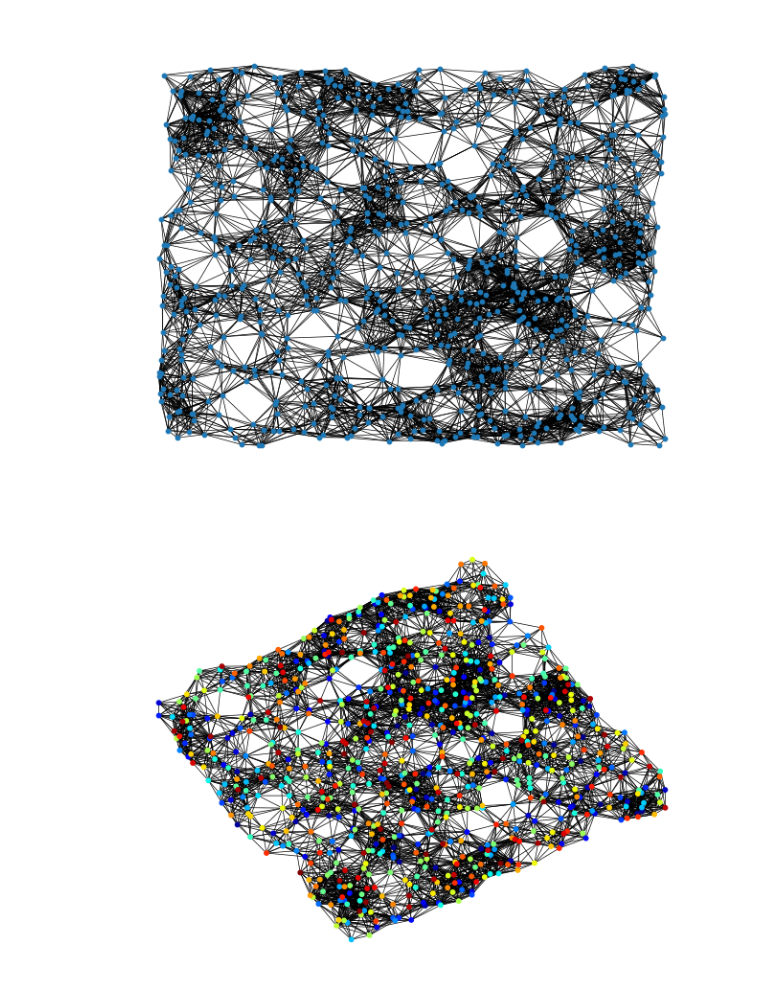
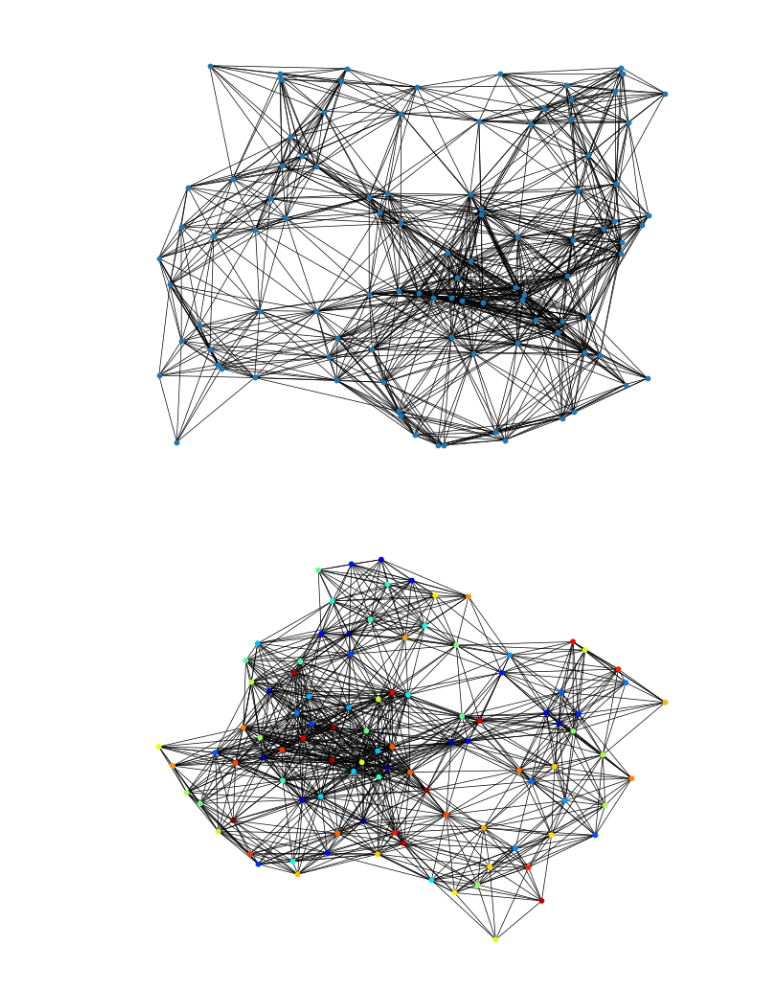
Before and after one commit to HirokiHamaguchi/Initial_Placement_for_Fruchterman-Reingold_Force_Model_with_Coordinate_Newton_Direction, a Jupyter notebook: src/jupyter/hexagon.ipynb, the cells around one changed output. Cells and saved outputs as stored; diff of their text form; code cells hidden in the pictures.

```diff
--- a/src/jupyter/hexagon.ipynb
+++ b/src/jupyter/hexagon.ipynb
@@ -57,23 +167,25 @@ drawHexagon(pos, k)
 # %%
-G = nx.random_geometric_graph(800, 0.1, seed=0)
-# G = nx.circular_ladder_graph(500)
+G = nx.random_geometric_graph(100, 0.3, seed=0)
 
 pos = np.array([G.nodes[i]["pos"] for i in G.nodes])
 nx.draw(G, pos, node_size=10, width=0.5)
 plt.show()
 
 dim = 2
 G, center = _process_params(G, None, dim)
 
 A = nx.to_scipy_sparse_array(G, dtype="f")
 n = G.number_of_nodes()
+nodes = np.arange(n)
+np.random.shuffle(nodes)
+A = A[nodes][:, nodes]
 k = 1 / np.sqrt(n)
 A = scipy.sparse.coo_matrix(A)
 assert np.all(A.data >= 0)
 # %% [output]
-[figure, old version]
+[figure, new version]
 # %%
 pos = nx.kamada_kawai_layout(G)
 visGraph(G, pos, node_size=10, width=0.5)
 # %% [output]
-[figure, old version]
+[figure, new version]
```
Also changed, not shown: parts of 6 cells of this notebook.
